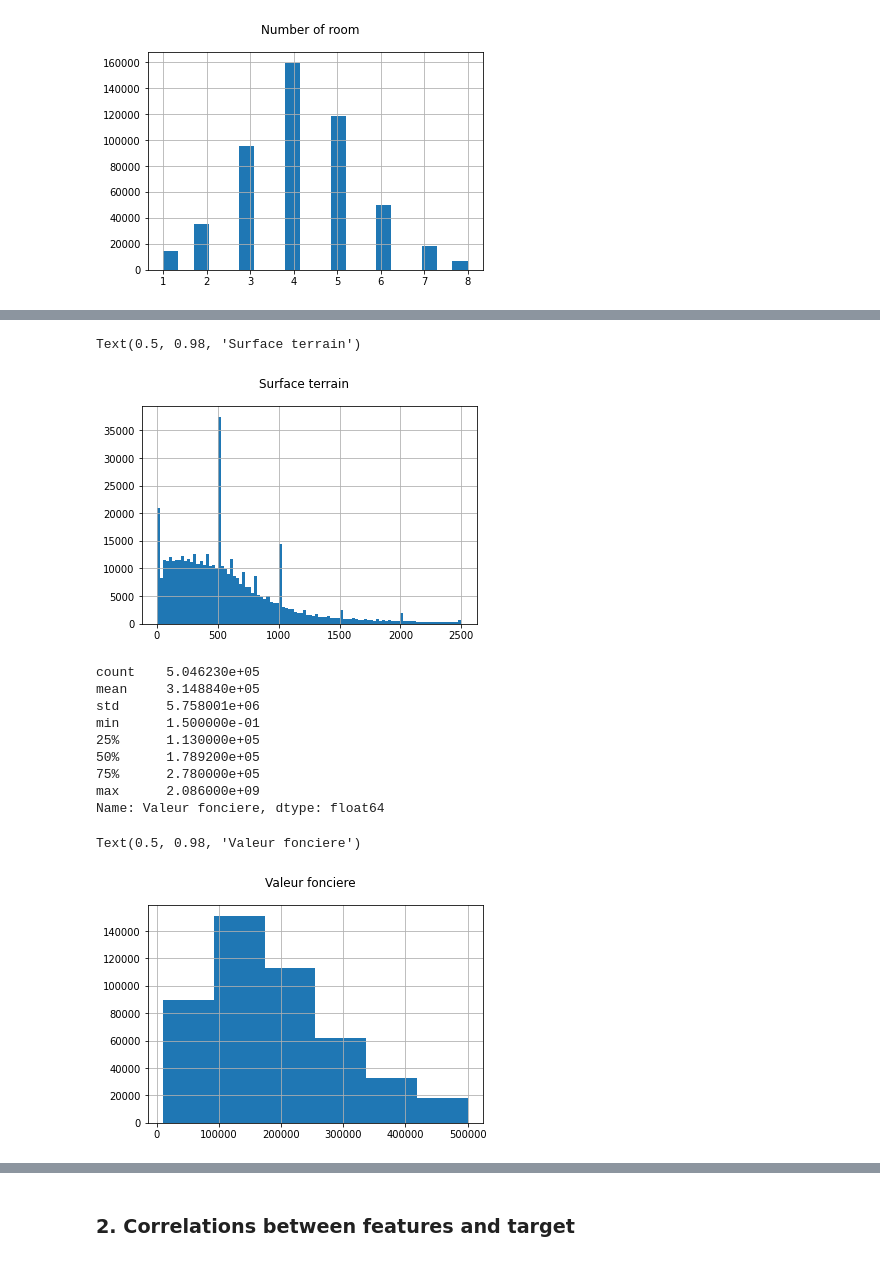
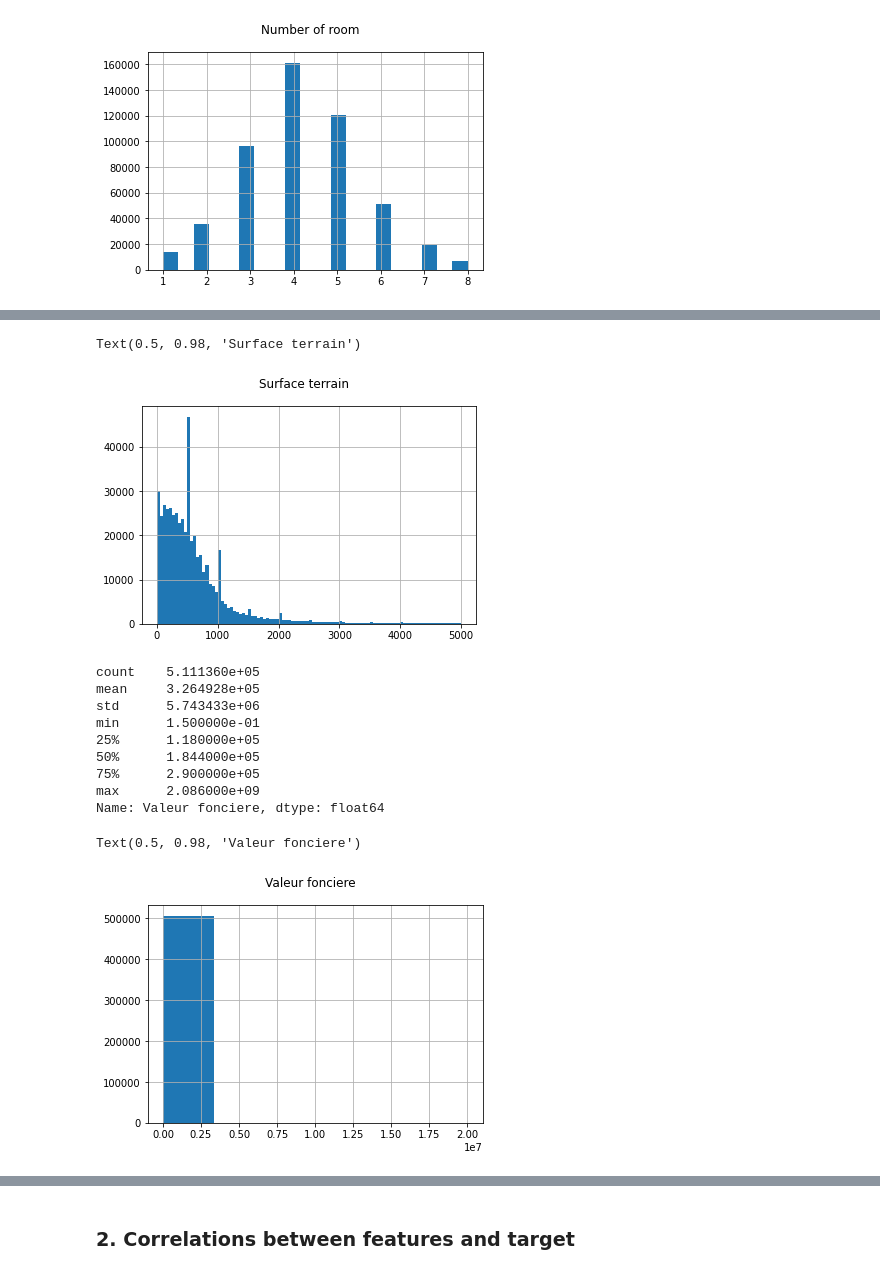
Before and after one commit to IssamBouzidi/Immothep, a Jupyter notebook: src/maison_train.ipynb, the cells around one changed output, grey strips where cells are left out. Drawn from its saved outputs; the diff is of its cells as text; code cells hidden in the pictures.

```diff
--- a/src/maison_train.ipynb
+++ b/src/maison_train.ipynb
@@ -21,3 +19,6 @@ DATA_IN_FOLDER = 'C:/prairie/projet8-1/Immothep/data/cleaned/'
+# %%
+cwd = os.path.join(os.getcwd(), '..')
+DATA_IN_FOLDER = os.path.join(cwd, 'data', 'curated')
 # %% [markdown]
 ### 1. Exploratory Data Analysis
 # %%
@@ -116,24 +117,24 @@ Text(0.5, 0.98, 'Surface terrain')
 # %%
-curated_data.drop(curated_data[(curated_data['Surface terrain']> 2500 )].index, inplace=True)
+curated_data.drop(curated_data[(curated_data['Surface terrain']> 5000 )].index, inplace=True)
 curated_data['Surface terrain'].hist(bins=100)
 plt.suptitle('Surface terrain')
 # %% [output]
 Text(0.5, 0.98, 'Surface terrain')
-[figure, old version]
+[figure, new version]
 # %%
 print(global_data['Valeur fonciere'].describe())
-global_data['Valeur fonciere'].hist(bins=6, range=(10000,500000))
+global_data['Valeur fonciere'].hist(bins=6, range=(10000,20000000))
 plt.suptitle('Valeur fonciere')
 # %% [output]
-count    5.046230e+05
-mean     3.148840e+05
-std      5.758001e+06
+count    5.111360e+05
+mean     3.264928e+05
+std      5.743433e+06
 min      1.500000e-01
-25%      1.130000e+05
-50%      1.789200e+05
-75%      2.780000e+05
+25%      1.180000e+05
+50%      1.844000e+05
+75%      2.900000e+05
 max      2.086000e+09
 Name: Valeur fonciere, dtype: float64
 Text(0.5, 0.98, 'Valeur fonciere')
-[figure, old version]
+[figure, new version]
 # %%
```
Also changed, not shown: parts of 23 cells of this notebook, 15 other files.
